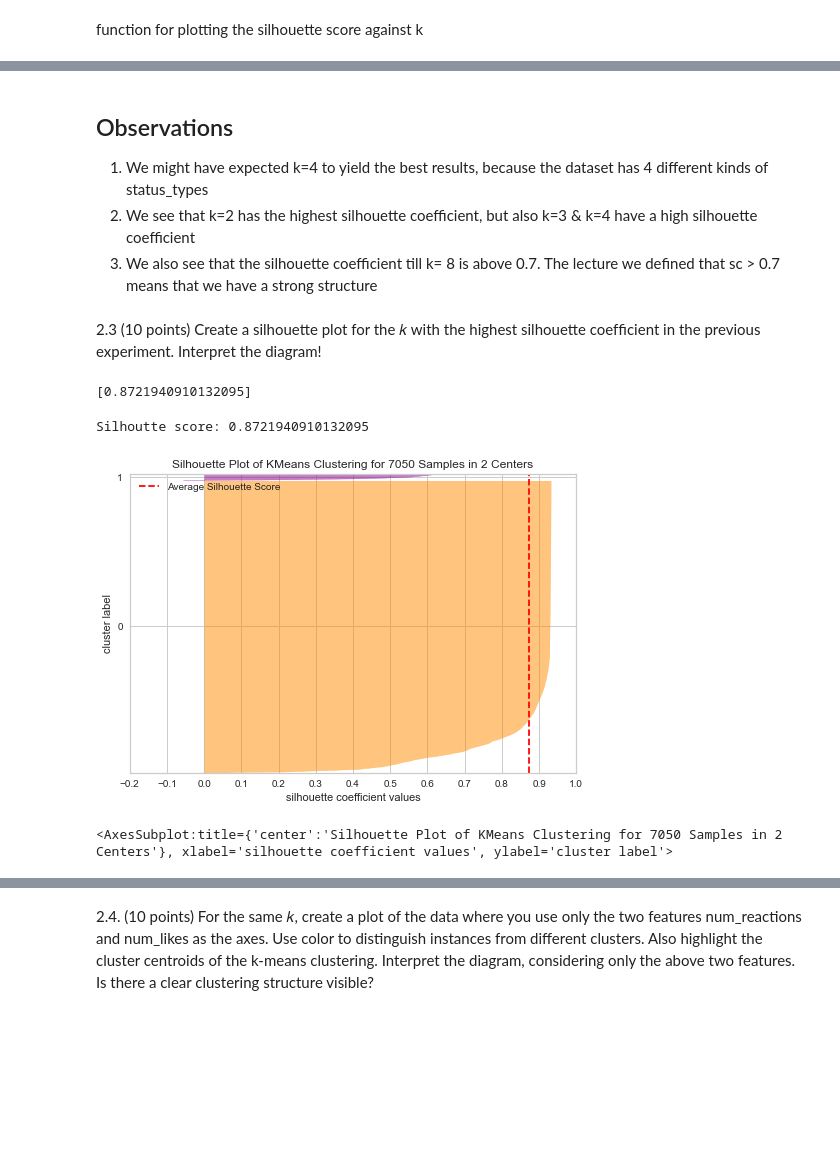
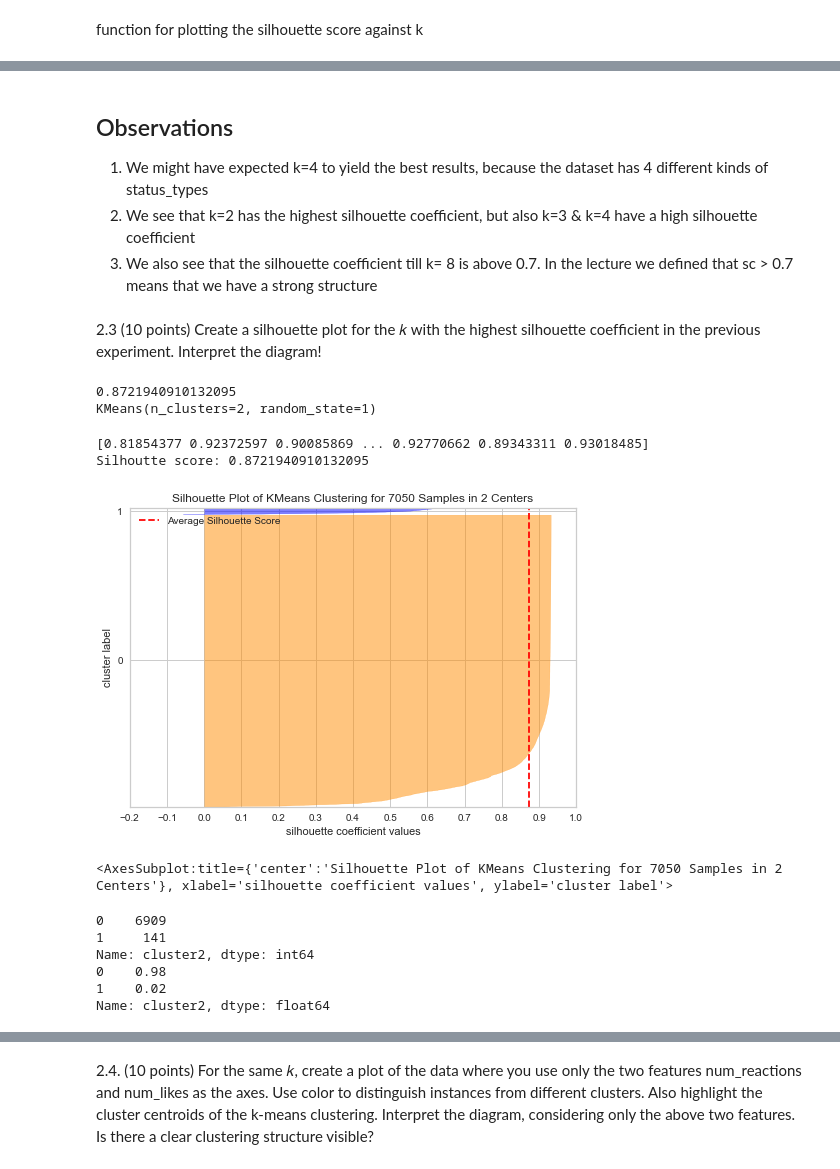
Before and after one commit to wuesten/Portfolio_1_MMS, a Jupyter notebook: portfolio_exam.ipynb, the cells around one changed output, grey strips where cells are left out. Saved outputs shown, nothing was run; the diff lists cells and outputs as text; code cells hidden in the pictures; blank space fills up the shorter version.

```diff
--- a/portfolio_exam.ipynb
+++ b/portfolio_exam.ipynb
@@ -164,7 +191,7 @@ plot_silhouette_score(k_min,k_max,silhouette)
 ## Observations
 1. We might have expected k=4 to yield the best results, because the dataset has 4 different kinds of status_types
 2. We see that k=2 has the highest silhouette coefficient, but also k=3 & k=4 have a high silhouette coefficient
-3. We also see that the silhouette coefficient till k= 8 is above 0.7. The lecture we defined that sc > 0.7 means that we have a strong structure
+3. We also see that the silhouette coefficient till k= 8 is above 0.7. In the lecture we defined that sc > 0.7 means that we have a strong structure
 # %% [markdown]
 2.3 (10 points) Create a silhouette plot for the 𝑘 with the highest silhouette coefﬁcient in the
 previous experiment. Interpret the diagram!
@@ -173,15 +200,19 @@ def visualize_silhouette_score(kmeans,color,X):
     visualizer = SilhouetteVisualizer(kmeans, colors=color, is_fitted=True)
     visualizer.fit(X)        # Fit the data to the visualizer
     visualizer.finalize()
+    print(visualizer.silhouette_samples_)
     print(f'Silhoutte score: {visualizer.silhouette_score_}')
+    visualizer.poof(outpath="3.5_sil.jpg")
     return visualizer.show()        # Finalize and render the figure
 # %%
-colors=['darkorange', 'darkmagenta']
+colors=['darkorange', 'blue']
 kmeans,silhouette = calculate_silhouette_score(2,2,df_b)
-print(silhouette)
+print(kmeans)
 visualize_silhouette_score(kmeans,colors,df_b)
 # %% [output]
-[0.8721940910132095]
+0.8721940910132095
+KMeans(n_clusters=2, random_state=1)
+[0.81854377 0.92372597 0.90085869 ... 0.92770662 0.89343311 0.93018485]
 Silhoutte score: 0.8721940910132095
-[figure, old version]
+[figure, new version]
 <AxesSubplot:title={'center':'Silhouette Plot of KMeans Clustering for 7050 Samples in 2 Centers'}, xlabel='silhouette coefficient values', ylabel='cluster label'>
@@ -187,0 +223,11 @@ Silhoutte score: 0.8721940910132095
+# %%
+distribution = test['cluster2'].value_counts()
+print(distribution)
+print(distribution/df_b.shape[0])
+# %% [output]
+0    6909
+1     141
+Name: cluster2, dtype: int64
+0    0.98
+1    0.02
+Name: cluster2, dtype: float64
```
Also changed, not shown: parts of 33 cells of this notebook, 14 other files.
